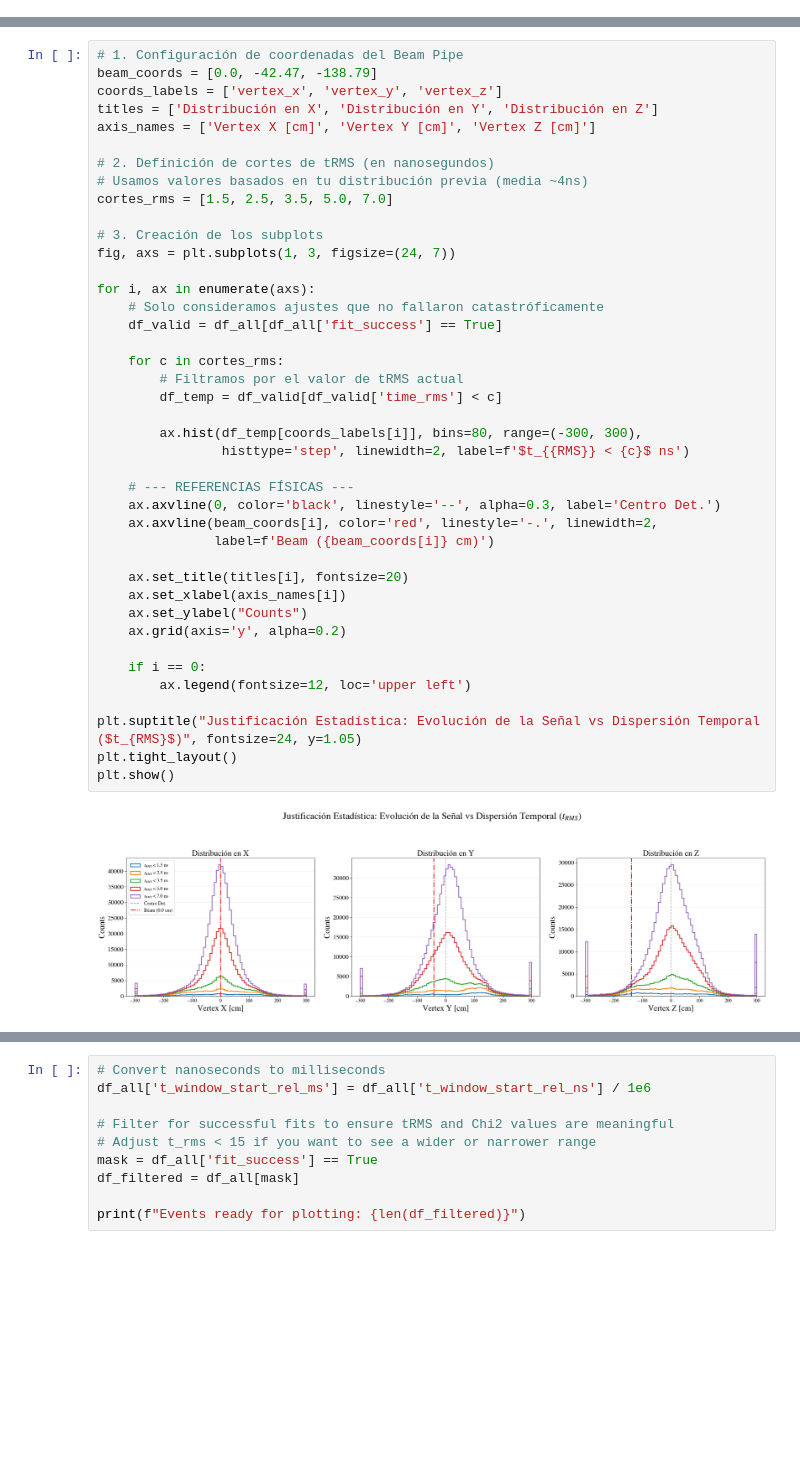
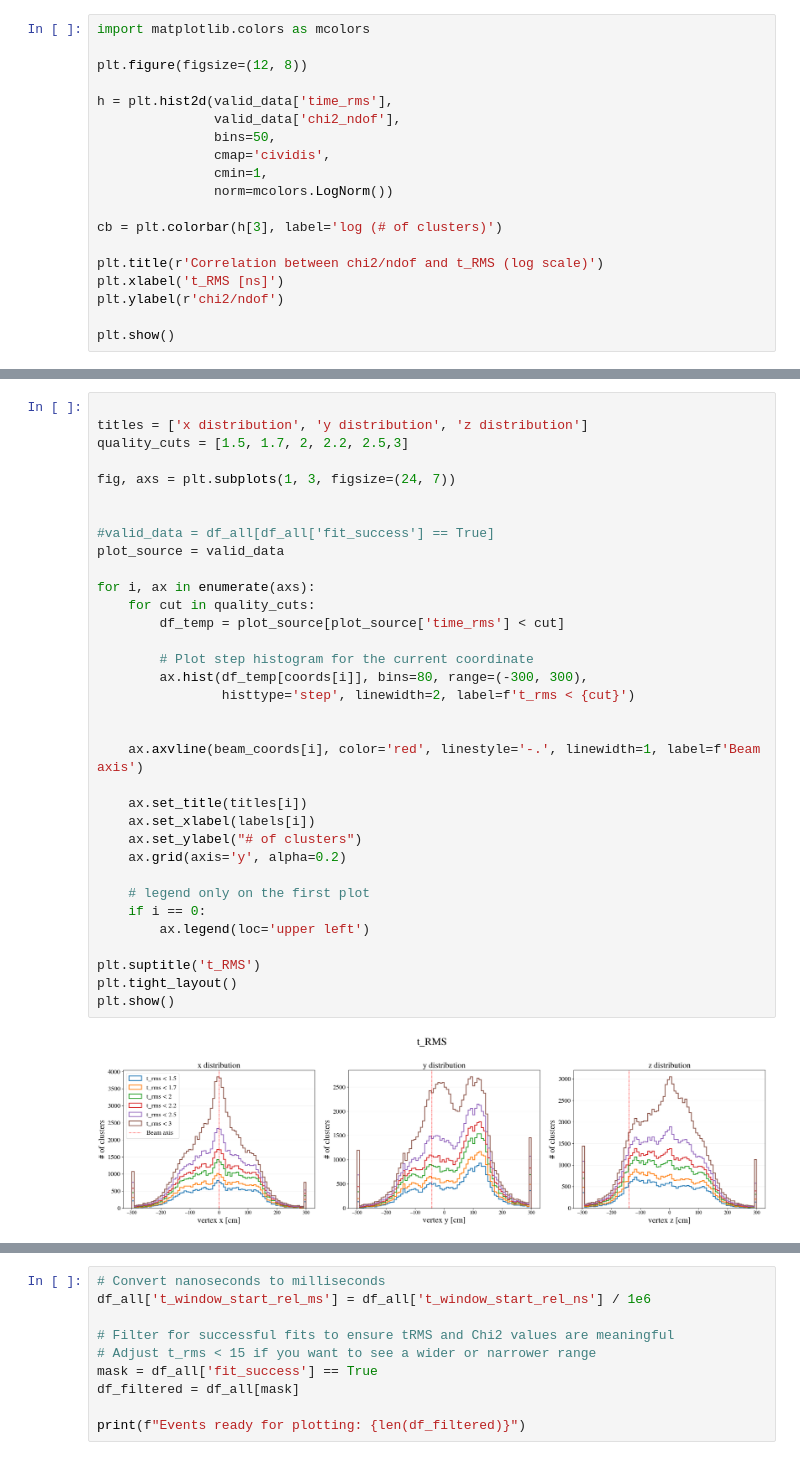
Before and after one commit to elenaramos44/9Li_analysis, a Jupyter notebook: notebooks/multilat_vertex.ipynb, the cells around one changed output, grey strips where cells are left out. Saved outputs shown, nothing was run; the diff lists cells and outputs as text; blank space fills up the shorter version.

```diff
--- a/notebooks/multilat_vertex.ipynb
+++ b/notebooks/multilat_vertex.ipynb
@@ -224,0 +183,19 @@ plt.show()
+# %%
+import matplotlib.colors as mcolors
+
+plt.figure(figsize=(12, 8))
+
+h = plt.hist2d(valid_data['time_rms'],
+               valid_data['chi2_ndof'],
+               bins=50,
+               cmap='cividis',
+               cmin=1,
+               norm=mcolors.LogNorm())
+
+cb = plt.colorbar(h[3], label='log (# of clusters)')
+
+plt.title(r'Correlation between chi2/ndof and t_RMS (log scale)')
+plt.xlabel('t_RMS [ns]')
+plt.ylabel(r'chi2/ndof')
+
+plt.show()
@@ -225,44 +332,37 @@ plt.show()
 # %%
-# 1. Configuración de coordenadas del Beam Pipe
-beam_coords = [0.0, -42.47, -138.79]
-coords_labels = ['vertex_x', 'vertex_y', 'vertex_z']
-titles = ['Distribución en X', 'Distribución en Y', 'Distribución en Z']
-axis_names = ['Vertex X [cm]', 'Vertex Y [cm]', 'Vertex Z [cm]']
 
-# 2. Definición de cortes de tRMS (en nanosegundos)
-# Usamos valores basados en tu distribución previa (media ~4ns)
-cortes_rms = [1.5, 2.5, 3.5, 5.0, 7.0]
+titles = ['x distribution', 'y distribution', 'z distribution']
+quality_cuts = [1.5, 1.7, 2, 2.2, 2.5,3]
 
-# 3. Creación de los subplots
 fig, axs = plt.subplots(1, 3, figsize=(24, 7))
 
+
+#valid_data = df_all[df_all['fit_success'] == True]
+plot_source = valid_data
+
 for i, ax in enumerate(axs):
-    # Solo consideramos ajustes que no fallaron catastróficamente
-    df_valid = df_all[df_all['fit_success'] == True]
+    for cut in quality_cuts:
+        df_temp = plot_source[plot_source['time_rms'] < cut]
 
-    for c in cortes_rms:
-        # Filtramos por el valor de tRMS actual
-        df_temp = df_valid[df_valid['time_rms'] < c]
+        # Plot step histogram for the current coordinate
+        ax.hist(df_temp[coords[i]], bins=80, range=(-300, 300),
+                histtype='step', linewidth=2, label=f't_rms < {cut}')
 
-        ax.hist(df_temp[coords_labels[i]], bins=80, range=(-300, 300),
-                histtype='step', linewidth=2, label=f'$t_{{RMS}} < {c}$ ns')
 
-    # --- REFERENCIAS FÍSICAS ---
-    ax.axvline(0, color='black', linestyle='--', alpha=0.3, label='Centro Det.')
-    ax.axvline(beam_coords[i], color='red', linestyle='-.', linewidth=2,
-               label=f'Beam ({beam_coords[i]} cm)')
+    ax.axvline(beam_coords[i], color='red', linestyle='-.', linewidth=1, label=f'Beam axis')
 
-    ax.set_title(titles[i], fontsize=20)
-    ax.set_xlabel(axis_names[i])
-    ax.set_ylabel("Counts")
+    ax.set_title(titles[i])
+    ax.set_xlabel(labels[i])
+    ax.set_ylabel("# of clusters")
     ax.grid(axis='y', alpha=0.2)
 
+    # legend only on the first plot
     if i == 0:
-        ax.legend(fontsize=12, loc='upper left')
+        ax.legend(loc='upper left')
 
-plt.suptitle("Justificación Estadística: Evolución de la Señal vs Dispersión Temporal ($t_{RMS}$)", fontsize=24, y=1.05)
+plt.suptitle('t_RMS')
 plt.tight_layout()
 plt.show()
 # %% [output]
-[figure, old version]
+[figure, new version]
 # %%
```
Also changed, not shown: parts of 16 cells of this notebook.
